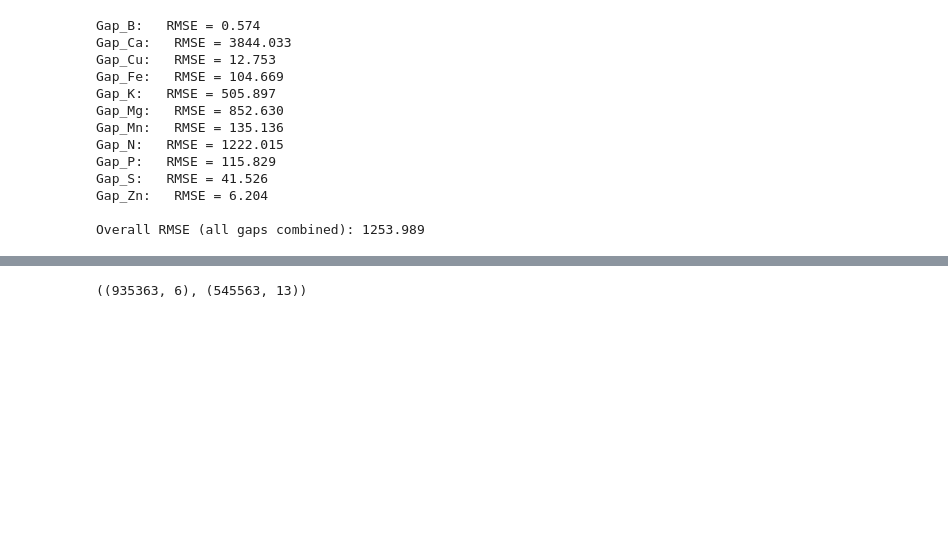
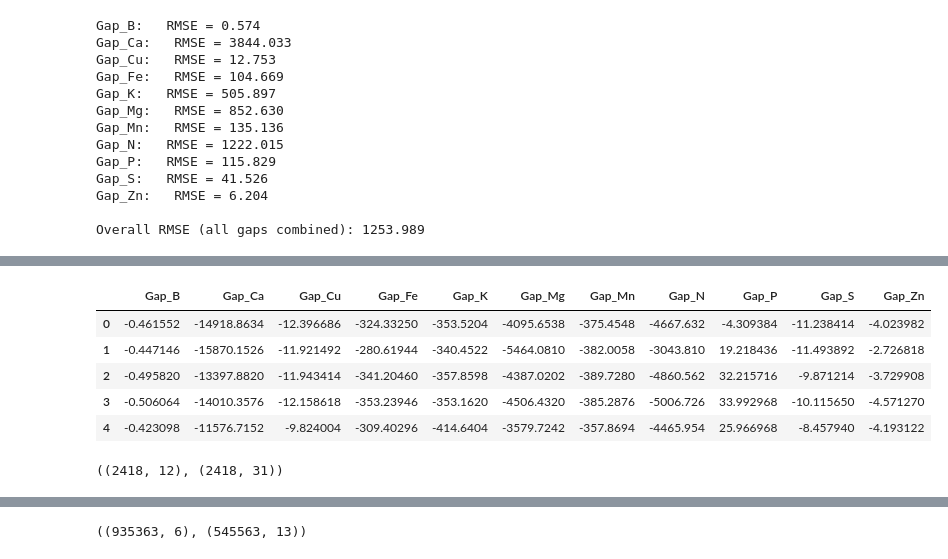
Before and after one commit to thugge254/Amini-Soil-Prediction-Challenge, a Jupyter notebook: Amini_Soil_Prediction_Challenge.ipynb, the cells around one changed output, grey strips where cells are left out. Saved outputs shown, nothing was run; the diff lists cells and outputs as text; code cells hidden in the pictures; blank space fills up the shorter version.

```diff
--- a/Amini_Soil_Prediction_Challenge.ipynb
+++ b/Amini_Soil_Prediction_Challenge.ipynb
@@ -609,0 +599,3 @@ MODIS_MOD13Q1 = pd.read_csv("MODIS_MOD13Q1_data.csv")
+# %%
+for col in gap_wide_test.columns:
+  print(col)
@@ -609,0 +700,3 @@ MODIS_MOD13Q1 = pd.read_csv("MODIS_MOD13Q1_data.csv")
+# %%
+gap_cols =['site', 'PID']+[col for col in merged_train_df.columns if col.startswith("Gap_")]
+X_test = merged_test_df.drop(columns=gap_cols)
@@ -609,0 +749,3 @@ MODIS_MOD13Q1 = pd.read_csv("MODIS_MOD13Q1_data.csv")
+# %%
+y_pred_test = multi_rf.predict(X_test)
+y_pred_test.shape
@@ -609,0 +796,2 @@ MODIS_MOD13Q1 = pd.read_csv("MODIS_MOD13Q1_data.csv")
+# %%
+pred_full_df = pd.DataFrame(y_pred_test, columns=y.columns)
@@ -609,0 +816,9 @@ MODIS_MOD13Q1 = pd.read_csv("MODIS_MOD13Q1_data.csv")
+# %%
+pred_full_df.head()
+# %% [output]
+|  | Gap_B | Gap_Ca | Gap_Cu | Gap_Fe | Gap_K | Gap_Mg | Gap_Mn | Gap_N | Gap_P | Gap_S | Gap_Zn |
+| 0 | -0.461552 | -14918.8634 | -12.396686 | -324.33250 | -353.5204 | -4095.6538 | -375.4548 | -4667.632 | -4.309384 | -11.238414 | -4.023982 |
+| 1 | -0.447146 | -15870.1526 | -11.921492 | -280.61944 | -340.4522 | -5464.0810 | -382.0058 | -3043.810 | 19.218436 | -11.493892 | -2.726818 |
+| 2 | -0.495820 | -13397.8820 | -11.943414 | -341.20460 | -357.8598 | -4387.0202 | -389.7280 | -4860.562 | 32.215716 | -9.871214 | -3.729908 |
+| 3 | -0.506064 | -14010.3576 | -12.158618 | -353.23946 | -353.1620 | -4506.4320 | -385.2876 | -5006.726 | 33.992968 | -10.115650 | -4.571270 |
+| 4 | -0.423098 | -11576.7152 | -9.824004 | -309.40296 | -414.6404 | -3579.7242 | -357.8694 | -4465.954 | 25.966968 | -8.457940 | -4.193122 |
@@ -609,0 +827,4 @@ MODIS_MOD13Q1 = pd.read_csv("MODIS_MOD13Q1_data.csv")
+# %%
+pred_full_df.shape, X_test.shape
+# %% [output]
+((2418, 12), (2418, 31))
```
Also changed, not shown: parts of 145 cells of this notebook.
